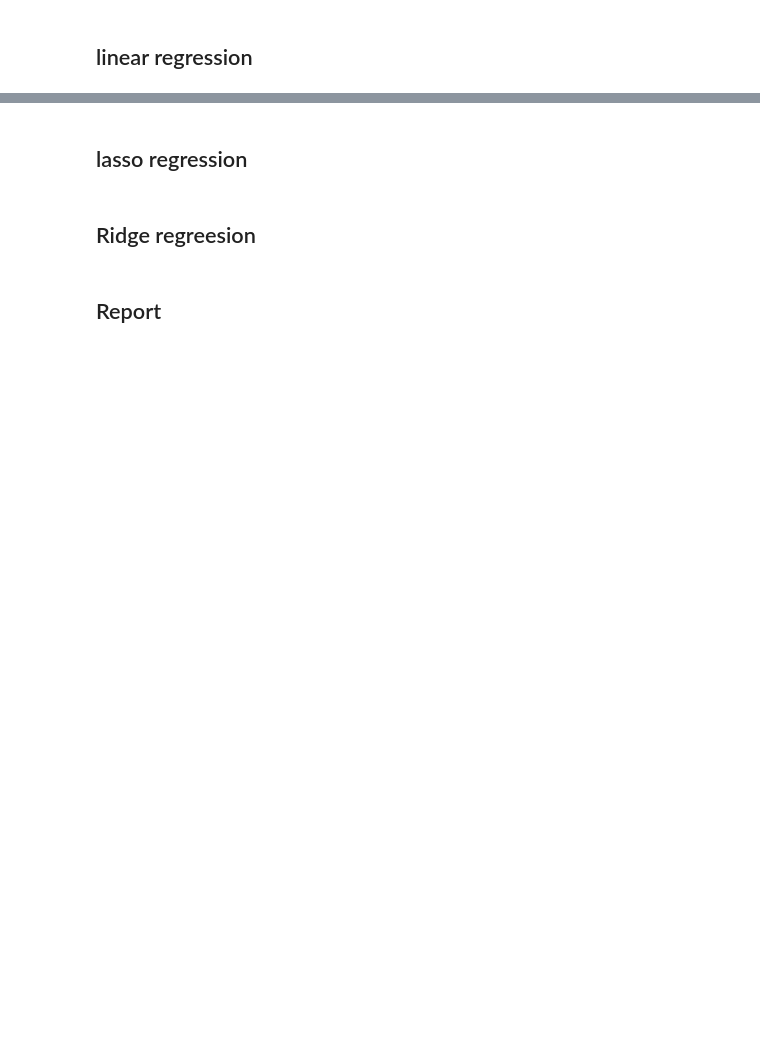
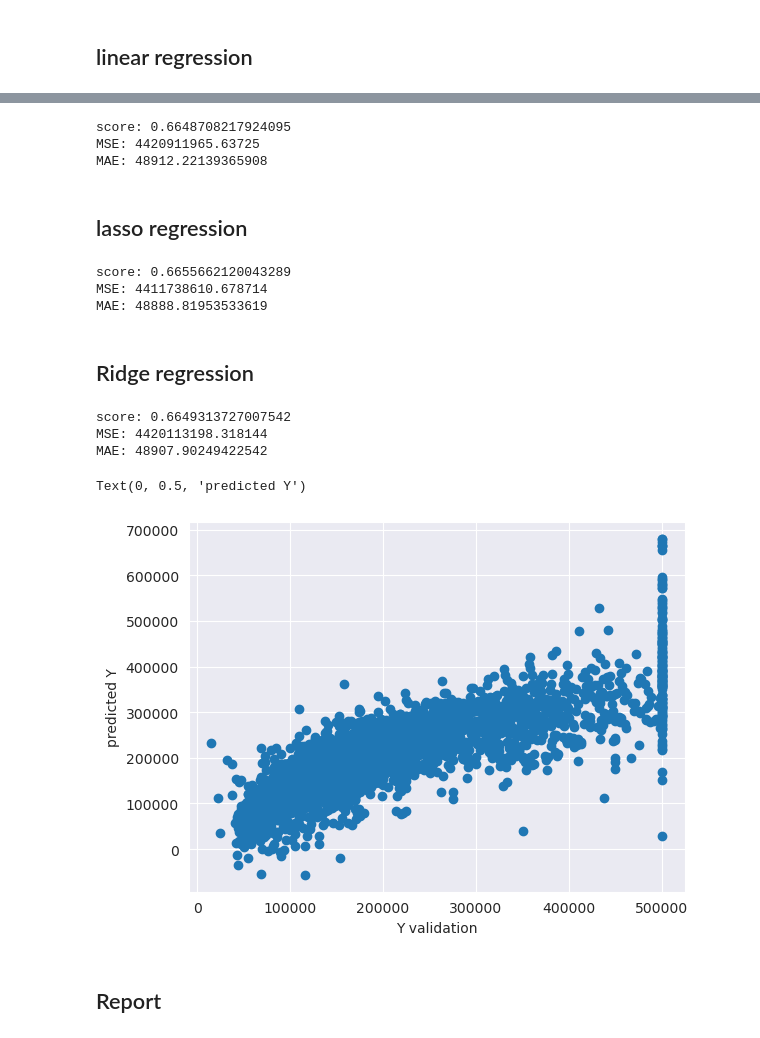
Before and after one commit to 1MR-Joe/ML-proj, a Jupyter notebook: problem2.ipynb, the cells around one changed output, grey strips where cells are left out. Drawn from its saved outputs; the diff is of its cells as text; code cells hidden in the pictures; blank space fills up the shorter version.

Commit message:
lasso and ridge applied: BAD accuracy

```diff
--- a/problem2.ipynb
+++ b/problem2.ipynb
@@ -73,5 +73,5 @@ print(type(x_train))
 # %%
-scaller = StandardScaler()
-x_train = scaller.fit_transform(x_train)
-x_validation = scaller.fit_transform(x_validation)
-x_test = scaller.transform(x_test)
+scaler = StandardScaler()
+x_train = scaler.fit_transform(x_train)
+x_validation = scaler.transform(x_validation)
+x_test = scaler.transform(x_test)
@@ -90,6 +94,49 @@ print(predection)
+# %%
+LR = LinearRegression()
+LR.fit(x_train, y_train)
+
+linear_prediction = LR.predict(x_validation)
+print("score: {}".format(LR.score(x_validation, y_validation)))
+print("MSE: {}".format(metrics.mean_squared_error(y_validation, linear_prediction)))
+print("MAE: {}".format(metrics.mean_absolute_error(y_validation, linear_prediction)))
+# %% [output]
+score: 0.6648708217924095
+MSE: 4420911965.63725
+MAE: 48912.22139365908
 # %% [markdown]
 ## lasso regression
+# %%
+lasso = Lasso(max_iter=200)
+lasso.fit(x_train, y_train)
+
+lasso_prediction = lasso.predict(x_validation)
+print("score: {}".format(lasso.score(x_validation, y_validation)))
+print("MSE: {}".format(metrics.mean_squared_error(y_validation, lasso_prediction)))
+print("MAE: {}".format(metrics.mean_absolute_error(y_validation, lasso_prediction)))
+# %% [output]
+score: 0.6655662120043289
+MSE: 4411738610.678714
+MAE: 48888.81953533619
 # %% [markdown]
-## Ridge regreesion
+## Ridge regression
+# %%
+ridge = Ridge()
+ridge.fit(x_train, y_train)
+
+ridge_prediction = ridge.predict(x_validation)
+print("score: {}".format(ridge.score(x_validation, y_validation)))
+print("MSE: {}".format(metrics.mean_squared_error(y_validation, ridge_prediction)))
+print("MAE: {}".format(metrics.mean_absolute_error(y_validation, ridge_prediction)))
+# %% [output]
+score: 0.6649313727007542
+MSE: 4420113198.318144
+MAE: 48907.90249422542
+# %%
+plt.scatter(y_validation, ridge_prediction)
+plt.xlabel('Y validation')
+plt.ylabel('predicted Y')
+# %% [output]
+Text(0, 0.5, 'predicted Y')
+[figure, added]
 # %% [markdown]
 ## Report
```
Also changed, not shown: parts of 6 cells of this notebook, 1 other file.
